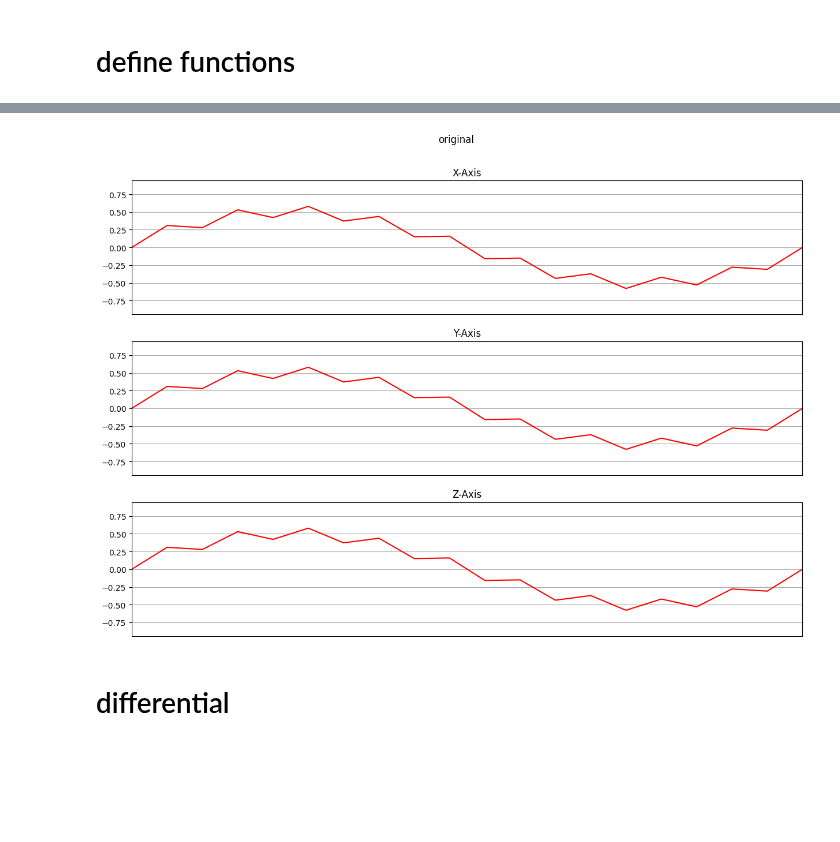
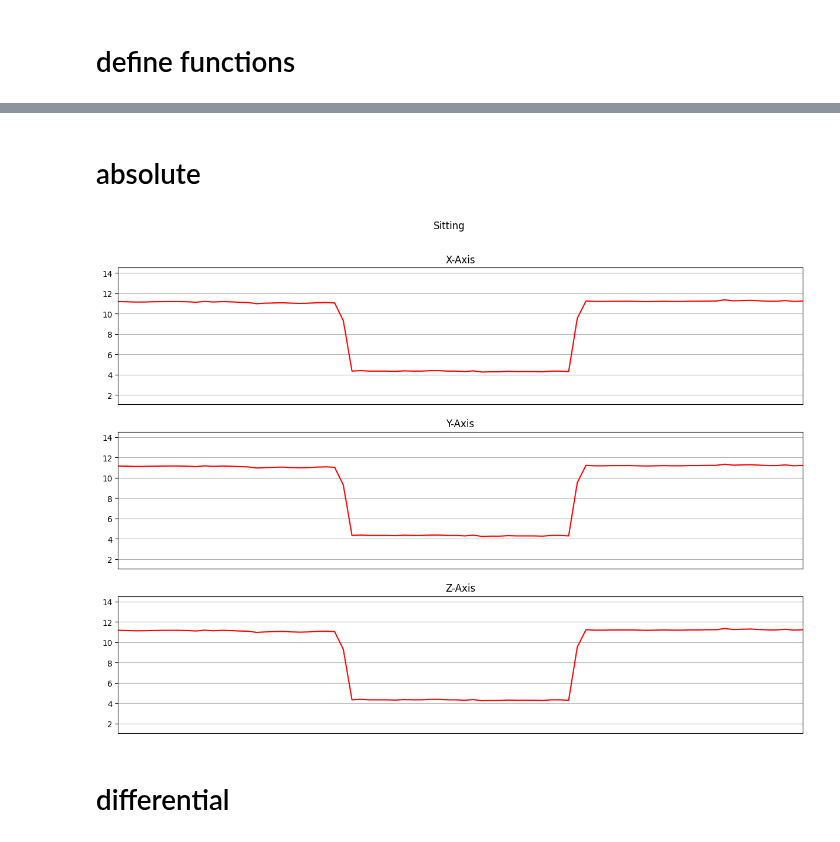
Before and after one commit to rakawanegan/humanactivityrecognition_portfolio, a Jupyter notebook: preprocess.ipynb, the cells around one changed output, grey strips where cells are left out. Cells and saved outputs as stored; diff of their text form; code cells hidden in the pictures; blank space fills up the shorter version.

```diff
--- a/preprocess.ipynb
+++ b/preprocess.ipynb
@@ -68,7 +74,9 @@ plot_activity("original", np.tile(y, (3, 1)).T)
-# %%
-plot_activity("original", differential(np.tile(y, (3, 1)).T))
-# %% [output]
-[figure, removed]
+# %% [markdown]
+# absolute
+# %%
+plot_activity(LABELS[np.argmax(y_train[idx])], absoulte(x_train[idx]))
+# %% [output]
+[figure, added]
 # %% [markdown]
 # differential
 # %%
```
Also changed, not shown: parts of 12 cells of this notebook, 21 other files.
